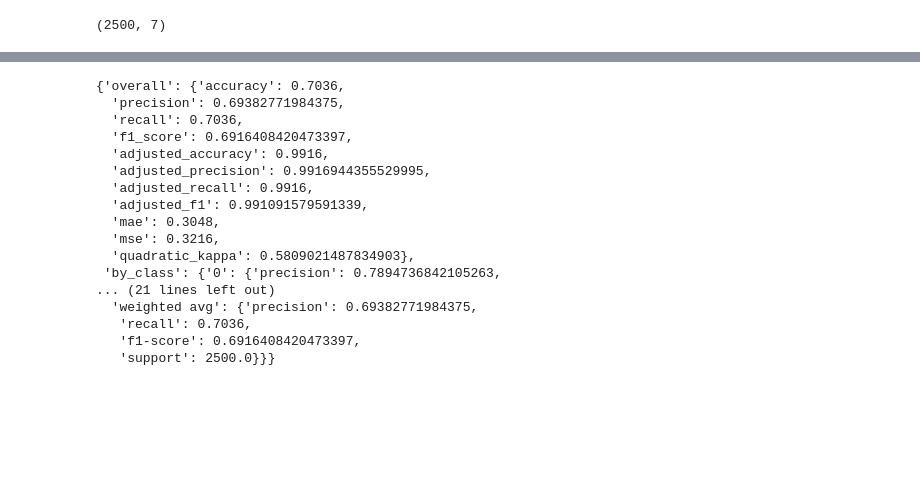
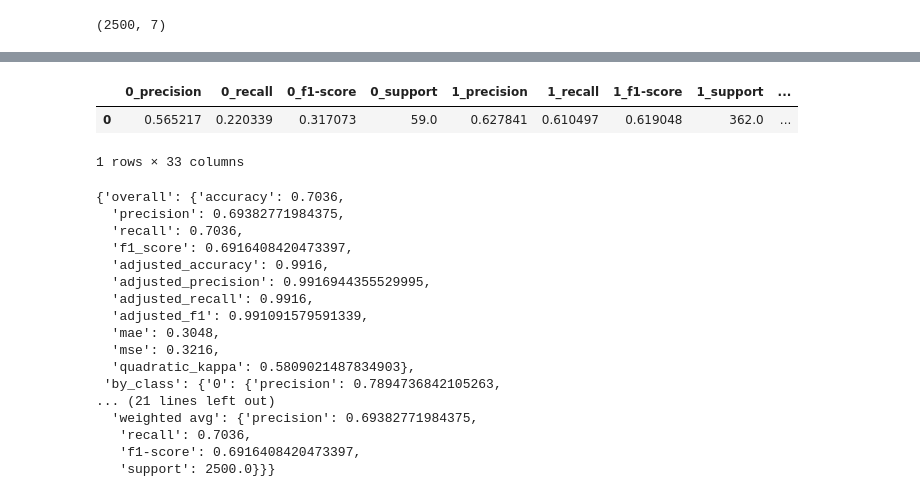
Before and after one commit to jiosephlee/llm-medical-bias, a Jupyter notebook: notebooks/Ml-triage.ipynb, the cells around one changed output, grey strips where cells are left out. Drawn from its saved outputs; the diff is of its cells as text; code cells hidden in the pictures; blank space fills up the shorter version.

```diff
--- a/notebooks/Ml-triage.ipynb
+++ b/notebooks/Ml-triage.ipynb
@@ -26,0 +47,4 @@ test
+# %%
+
+train['gender'] = train['gender'].map({'F': 0, 'M': 1})
+test['gender'] = test['gender'].map({'F': 0, 'M': 1})
@@ -27,3 +77,3 @@ test
 # %%
-train = train.drop(columns=['subject_id', 'stay_id', 'chiefcomplaint'])
-train
+train = train.drop(columns=['subject_id', 'stay_id','chiefcomplaint','anchor_year_group','has_null'])
+test = test.drop(columns=['subject_id', 'stay_id','chiefcomplaint','anchor_year_group','has_null'])
@@ -44,3 +79,0 @@ train
-# %%
-test = test.drop(columns=['subject_id', 'stay_id', 'chiefcomplaint'])
-test
@@ -296,8 +325,8 @@ from sklearn.neural_network import MLPClassifier
 from sklearn.metrics import classification_report
 
 # Load training and test data
-embeddings = np.load('../data/mimic-iv-private/symptom_embeddings.npy', allow_pickle=True)
-test_embeddings= np.load('../data/mimic-iv-private/symptom_embeddings_test.npy', allow_pickle=True)
+embeddings = np.load('../data/mimic-iv-private/train_full_chiefcomplaint_embeddings_reduced.npy', allow_pickle=True)
+test_embeddings= np.load('../data/mimic-iv-private/test_chiefcomplaint_embeddings_reduced.npy', allow_pickle=True)
 
 # Combine vitals with embeddings
 X_train = np.hstack([train.drop(columns=['acuity']).values, embeddings])  # Combine vitals and embeddings
@@ -315,28 +344,10 @@ X_train_subset, y_train_subset = X_train, y_train
 
 # Train an MLP classifier
 model = MLPClassifier(
-    hidden_layer_sizes=(775, 64),  # Small network
+    hidden_layer_sizes=(1000, 1000),  # Small network
     random_state=42,
     early_stopping=True
 )
+print("Training MLP...")
 model.fit(X_train_subset, y_train_subset)
-
-# Make predictions
-y_pred = model.predict(X_test)
-
-# Evaluate the predictions
-evaluation_metrics = classification_report(y_test, y_pred, output_dict=True)
-
-# Store results
-metrics_results.append({
-    "Training Size": f"{int(size * 100)}%",
-    "Metrics": evaluation_metrics
-})
-
-# Display results
-results_df = pd.DataFrame([
-    {"Training Size": result["Training Size"], **result["Metrics"]["accuracy"], **result["Metrics"]}
-    for result in metrics_results
-])
-print(results_df)
 # %% [output]
@@ -344,3 +421,9 @@ TypeError: 'float' object is not a mapping
+# %%
+display(results_df)
+# %% [output]
+|  | 0_precision | 0_recall | 0_f1-score | 0_support | 1_precision | 1_recall | 1_f1-score | 1_support | ... |
+| 0 | 0.565217 | 0.220339 | 0.317073 | 59.0 | 0.627841 | 0.610497 | 0.619048 | 362.0 | ... |
+1 rows × 33 columns
 # %%
 utils.evaluate_predictions(y_pred,y_test,ordinal=True, by_class=True)
 # %% [output]
```
Also changed, not shown: parts of 20 cells of this notebook, 3 other files.
